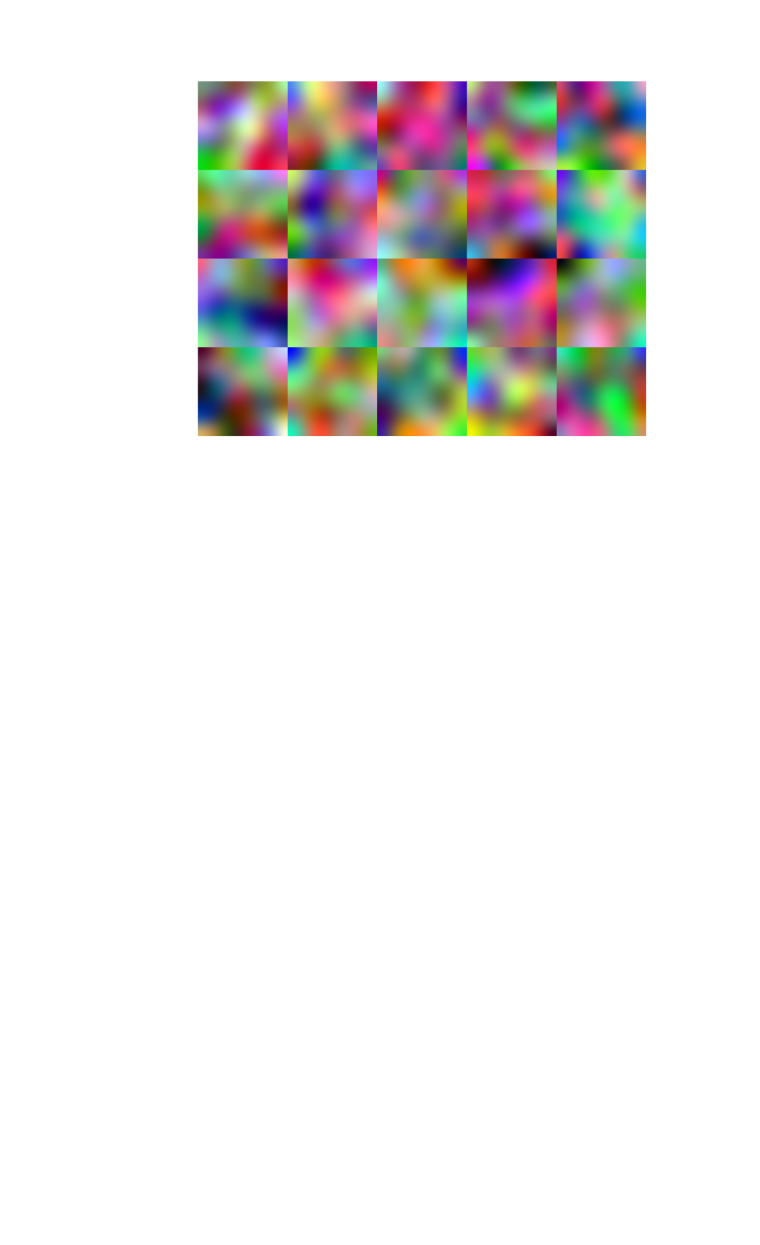
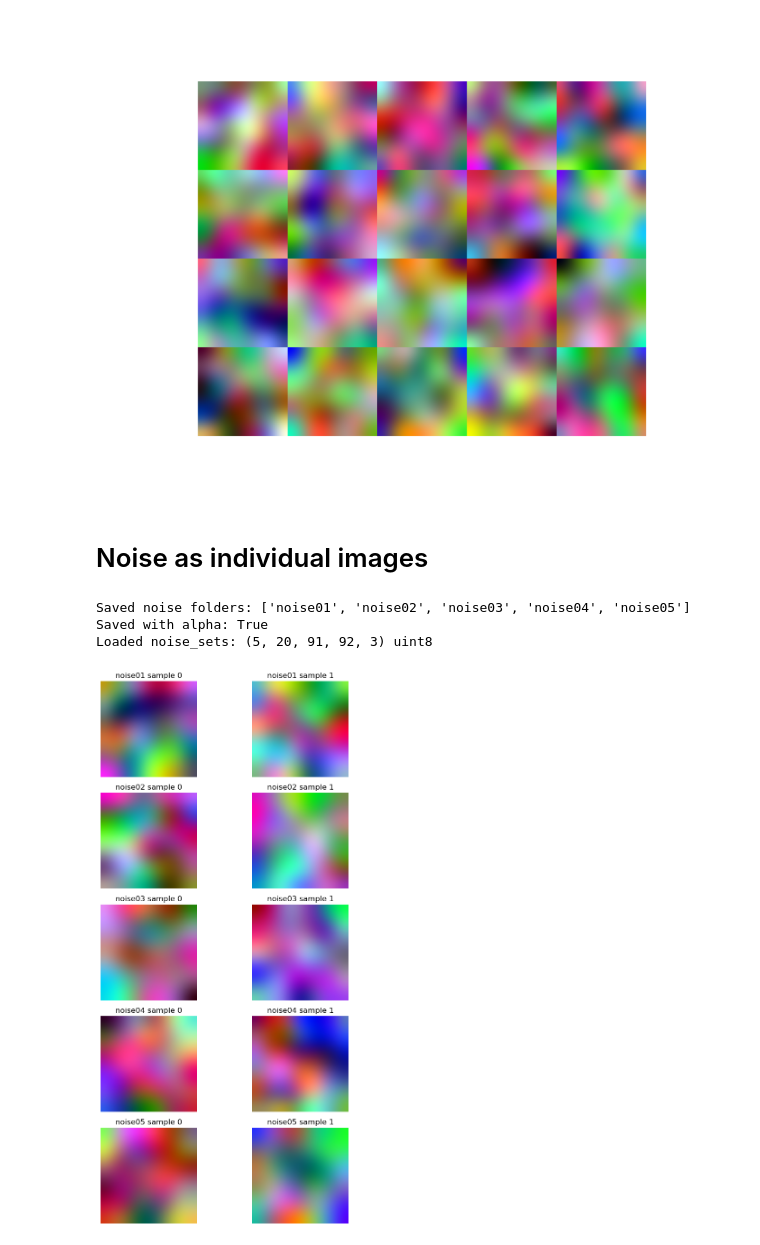
Before and after one commit to JakobSchauser/PhD, a Jupyter notebook: SIREN/notebooks/noise.ipynb, the cells around one changed output. Saved outputs shown, nothing was run; the diff lists cells and outputs as text; code cells hidden in the pictures; blank space fills up the shorter version.

```diff
--- a/SIREN/notebooks/noise.ipynb
+++ b/SIREN/notebooks/noise.ipynb
@@ -1 +1,11 @@
+# %%
+import sys
+sys.path.append("..")
+import numpy as np
+import matplotlib.pyplot as plt
+from scipy.ndimage import gaussian_filter
+from src.process_images import load_pre_target
+
+# Toggle this to save PNGs with an alpha channel (RGBA) or standard RGB.
+SAVE_WITH_ALPHA = True
 # %%
@@ -43,3 +48,57 @@ plt.tight_layout()
 plt.show()
 # %% [output]
 [figure]
+# %% [markdown]
+# Noise as individual images
+# %%
+from pathlib import Path
+
+from src.process_images import load_noise_sets_from_dir, save_image_set_to_dir
+
+noise_root = (Path.cwd().parent / "data" / "noises")
+noise_root.mkdir(parents=True, exist_ok=True)
+
+n_noise_sets = 5
+saved_sets = []
+for seed in range(n_noise_sets):
+    noise_dir = noise_root / f"noise{seed + 1:02d}"
+    noisy_seed = np.stack([
+        np.stack([perlin_like(target[k].shape, seed=seed * 100 + k * 3 + c) for c in range(3)], axis=-1)
+        for k in range(len(target))
+    ])
+
+    if SAVE_WITH_ALPHA:
+        alpha_seed = np.stack([
+            perlin_like(target[k].shape, seed=50_000 + seed * 100 + k)
+            for k in range(len(target))
+        ])
+        alpha = alpha_seed[..., None]
+        noisy_seed = np.concatenate([noisy_seed, alpha], axis=-1)
+
+    save_image_set_to_dir(noisy_seed, noise_dir, prefix="noise")
+    saved_sets.append(noisy_seed)
+
+noise_sets, noise_names = load_noise_sets_from_dir(noise_root)
+print("Saved noise folders:", noise_names)
+print("Saved with alpha:", SAVE_WITH_ALPHA)
+print("Loaded noise_sets:", noise_sets.shape, noise_sets.dtype)
+
+fig, axes = plt.subplots(len(noise_names), 2, figsize=(8, 2.5 * len(noise_names)))
+if len(noise_names) == 1:
+    axes = np.array([axes])
+
+for row, name in enumerate(noise_names):
+    axes[row, 0].imshow(noise_sets[row, 0])
+    axes[row, 0].set_title(f"{name} sample 0")
+    axes[row, 1].imshow(noise_sets[row, min(1, noise_sets.shape[1] - 1)])
+    axes[row, 1].set_title(f"{name} sample 1")
+    for ax in axes[row]:
+        ax.axis("off")
+
+plt.tight_layout()
+plt.show()
+# %% [output]
+Saved noise folders: ['noise01', 'noise02', 'noise03', 'noise04', 'noise05']
+Saved with alpha: True
+Loaded noise_sets: (5, 20, 91, 92, 3) uint8
+[figure, added]
```
Also changed, not shown: parts of 1 cell of this notebook, 5 other files.
